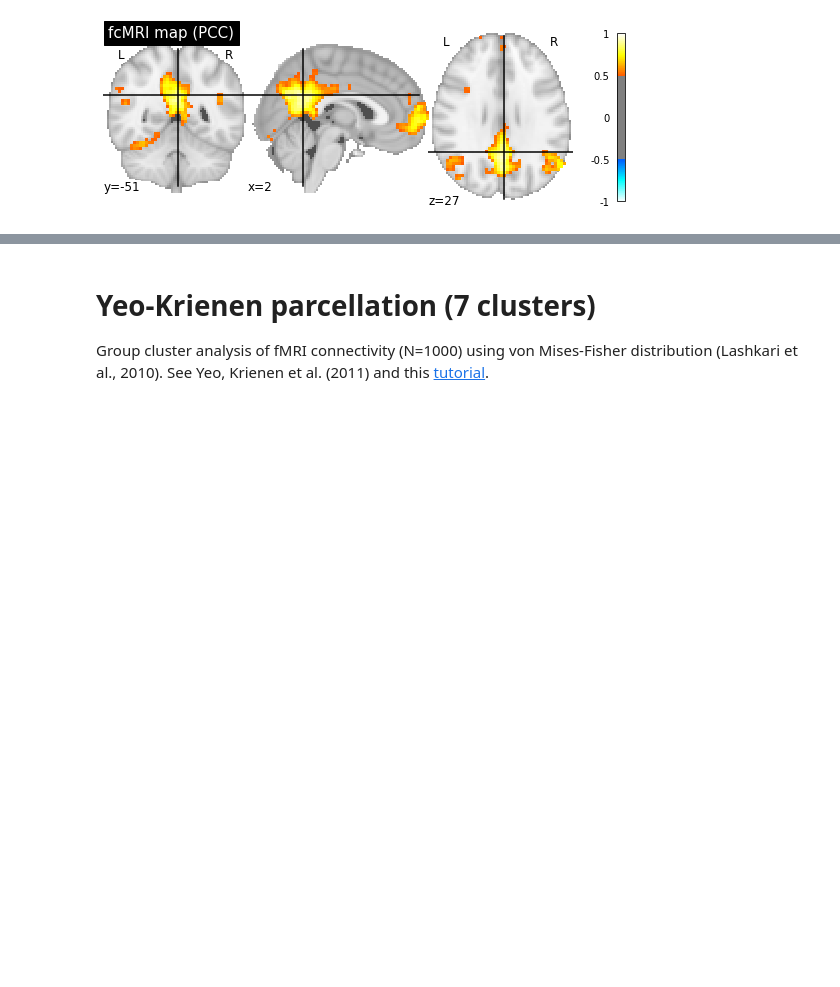
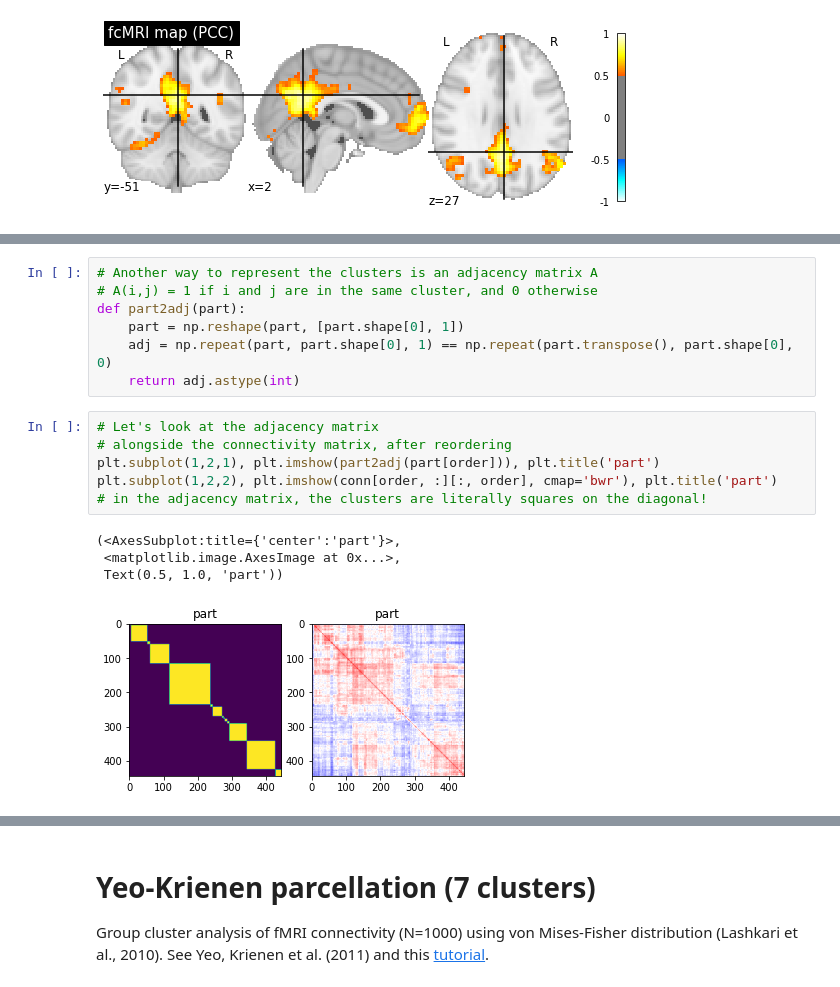
Before and after one commit to pbellec/functional_parcellation, a Jupyter notebook: functional_parcellation_intro.ipynb, the cells around one changed output, grey strips where cells are left out. Cells and saved outputs as stored; diff of their text form; blank space fills up the shorter version.

```diff
--- a/functional_parcellation_intro.ipynb
+++ b/functional_parcellation_intro.ipynb
@@ -178,0 +217,18 @@ As we ordered the parcels in a data-driven way, we can see functional networks a
+# %%
+# Another way to represent the clusters is an adjacency matrix A
+# A(i,j) = 1 if i and j are in the same cluster, and 0 otherwise
+def part2adj(part):
+    part = np.reshape(part, [part.shape[0], 1])
+    adj = np.repeat(part, part.shape[0], 1) == np.repeat(part.transpose(), part.shape[0], 0)
+    return adj.astype(int)
+# %%
+# Let's look at the adjacency matrix
+# alongside the connectivity matrix, after reordering
+plt.subplot(1,2,1), plt.imshow(part2adj(part[order])), plt.title('part')
+plt.subplot(1,2,2), plt.imshow(conn[order, :][:, order], cmap='bwr'), plt.title('part')
+# in the adjacency matrix, the clusters are literally squares on the diagonal!
+# %% [output]
+(<AxesSubplot:title={'center':'part'}>,
+ <matplotlib.image.AxesImage at 0x...>,
+ Text(0.5, 1.0, 'part'))
+[figure, added]
```
Also changed, not shown: parts of 19 cells of this notebook, 1 other file.
